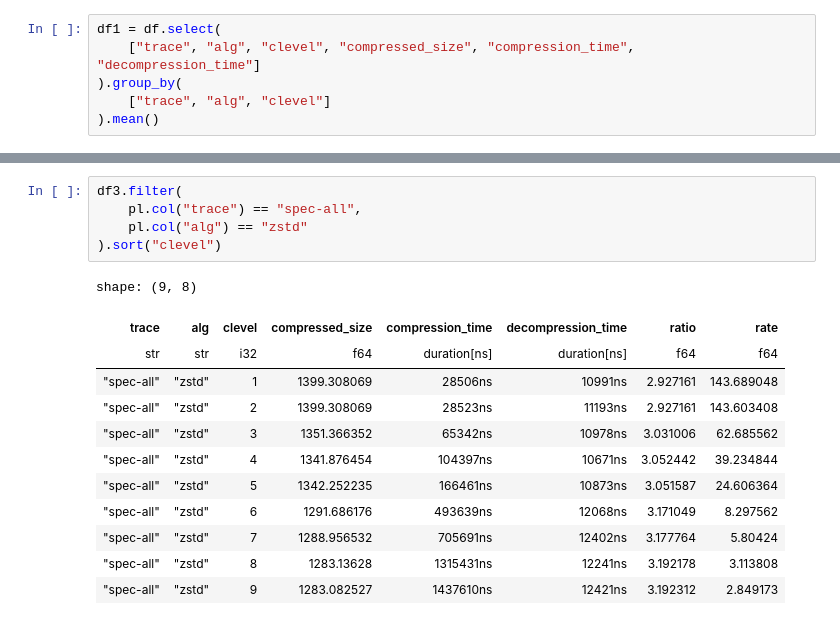
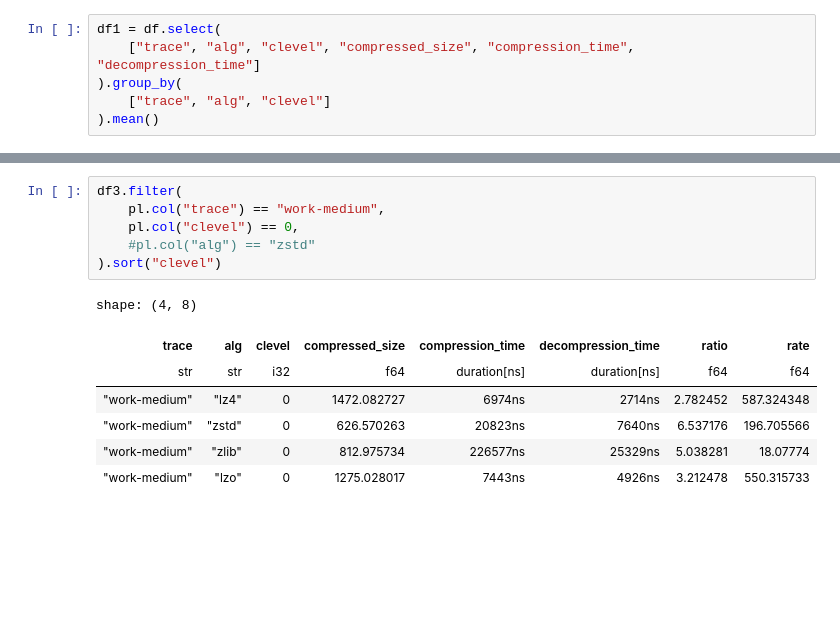
Before and after one commit to frisbii/compression-compare, a Jupyter notebook: vis-260909-dials.ipynb, the cells around one changed output, grey strips where cells are left out. Cells and saved outputs as stored; diff of their text form; blank space fills up the shorter version.

```diff
--- a/vis-260909-dials.ipynb
+++ b/vis-260909-dials.ipynb
@@ -49,18 +49,14 @@ shape: (107, 8)
 # %%
 df3.filter(
-    pl.col("trace") == "spec-all",
-    pl.col("alg") == "zstd"
+    pl.col("trace") == "work-medium",
+    pl.col("clevel") == 0,
+    #pl.col("alg") == "zstd"
 ).sort("clevel")
 # %% [output]
-shape: (9, 8)
+shape: (4, 8)
 | trace | alg | clevel | compressed_size | compression_time | decompression_time | ratio | rate |
 | str | str | i32 | f64 | duration[ns] | duration[ns] | f64 | f64 |
-| "spec-all" | "zstd" | 1 | 1399.308069 | 28506ns | 10991ns | 2.927161 | 143.689048 |
-| "spec-all" | "zstd" | 2 | 1399.308069 | 28523ns | 11193ns | 2.927161 | 143.603408 |
-| "spec-all" | "zstd" | 3 | 1351.366352 | 65342ns | 10978ns | 3.031006 | 62.685562 |
-| "spec-all" | "zstd" | 4 | 1341.876454 | 104397ns | 10671ns | 3.052442 | 39.234844 |
-| "spec-all" | "zstd" | 5 | 1342.252235 | 166461ns | 10873ns | 3.051587 | 24.606364 |
-| "spec-all" | "zstd" | 6 | 1291.686176 | 493639ns | 12068ns | 3.171049 | 8.297562 |
-| "spec-all" | "zstd" | 7 | 1288.956532 | 705691ns | 12402ns | 3.177764 | 5.80424 |
-| "spec-all" | "zstd" | 8 | 1283.13628 | 1315431ns | 12241ns | 3.192178 | 3.113808 |
-| "spec-all" | "zstd" | 9 | 1283.082527 | 1437610ns | 12421ns | 3.192312 | 2.849173 |
+| "work-medium" | "lz4" | 0 | 1472.082727 | 6974ns | 2714ns | 2.782452 | 587.324348 |
+| "work-medium" | "zstd" | 0 | 626.570263 | 20823ns | 7640ns | 6.537176 | 196.705566 |
+| "work-medium" | "zlib" | 0 | 812.975734 | 226577ns | 25329ns | 5.038281 | 18.07774 |
+| "work-medium" | "lzo" | 0 | 1275.028017 | 7443ns | 4926ns | 3.212478 | 550.315733 |
```
Also changed, not shown: parts of 5 cells of this notebook, 3 other files.
